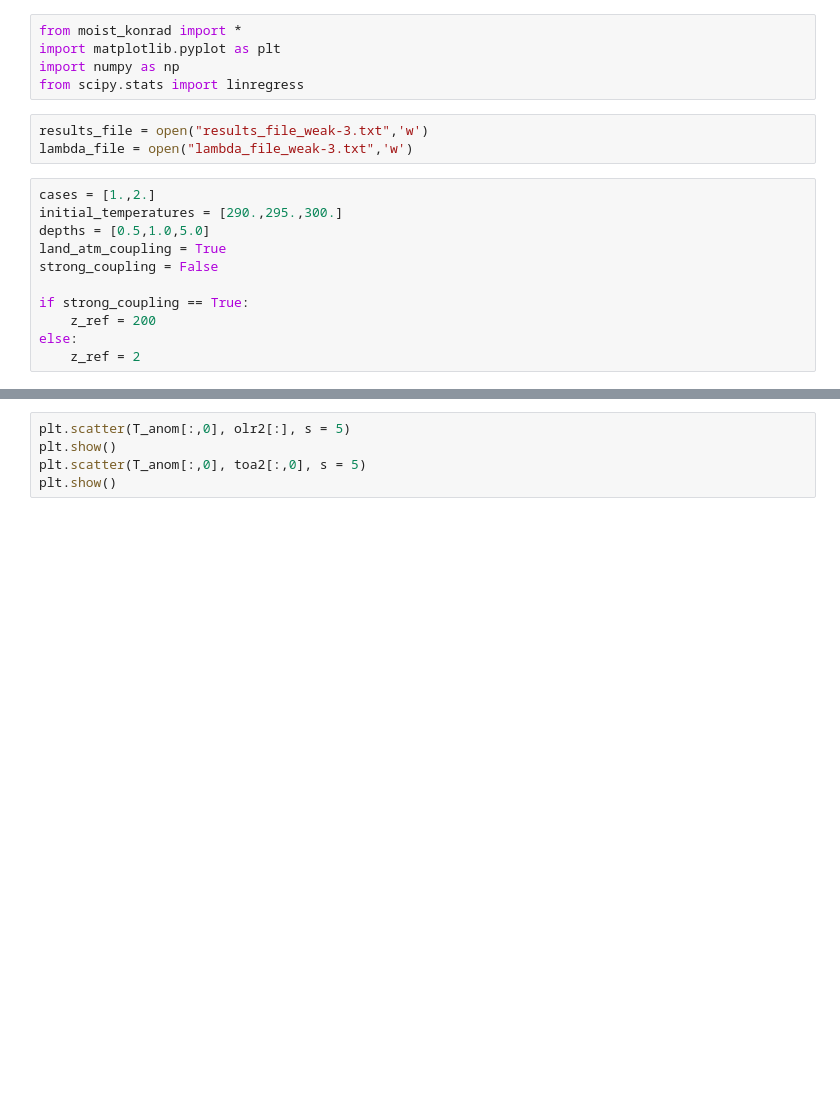
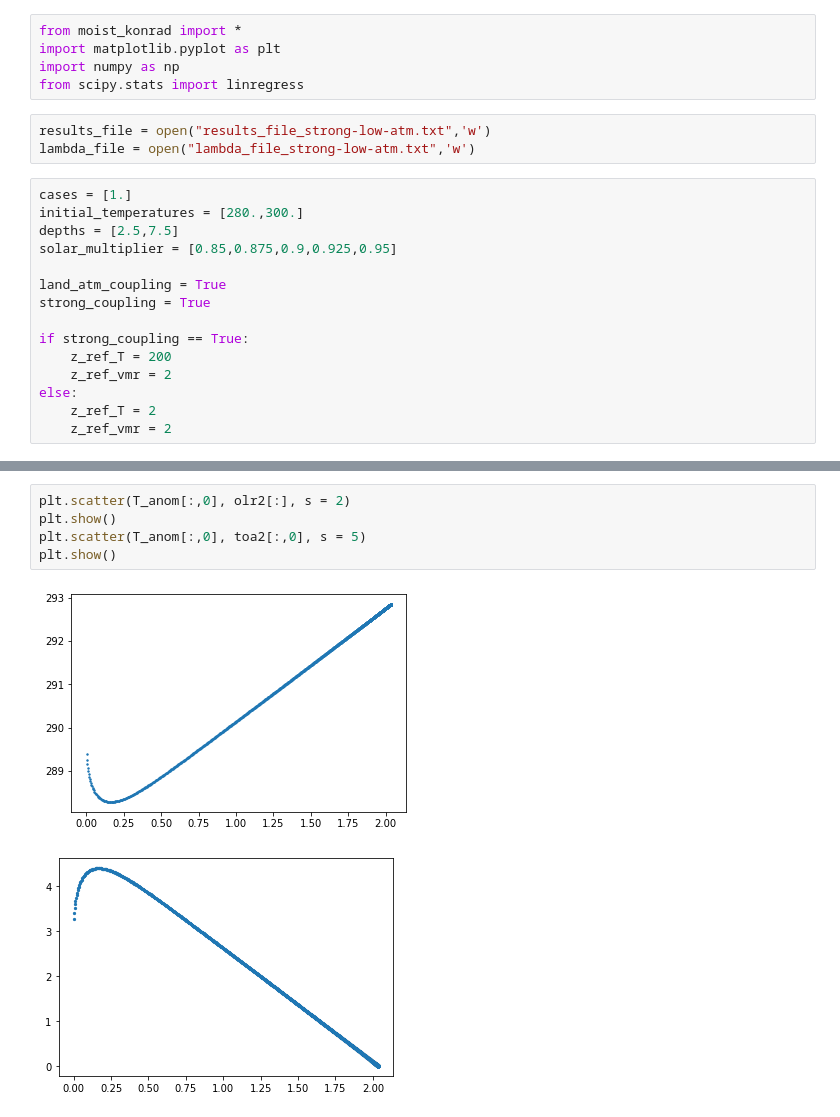
Before and after one commit to VayredaLluc/Master-s-theis, a Jupyter notebook: RCPE-results-lambda.ipynb, the cells around one changed output, grey strips where cells are left out. Saved outputs shown, nothing was run; the diff lists cells and outputs as text; blank space fills up the shorter version.

```diff
--- a/RCPE-results-lambda.ipynb
+++ b/RCPE-results-lambda.ipynb
@@ -4,18 +4,22 @@ import matplotlib.pyplot as plt
 import numpy as np
 from scipy.stats import linregress
 # %%
-results_file = open("results_file_weak-3.txt",'w')
-lambda_file = open("lambda_file_weak-3.txt",'w')
+results_file = open("results_file_strong-low-atm.txt",'w')
+lambda_file = open("lambda_file_strong-low-atm.txt",'w')
 # %%
-cases = [1.,2.]
-initial_temperatures = [290.,295.,300.]
-depths = [0.5,1.0,5.0]
+cases = [1.]
+initial_temperatures = [280.,300.]
+depths = [2.5,7.5]
+solar_multiplier = [0.85,0.875,0.9,0.925,0.95]
+
 land_atm_coupling = True
-strong_coupling = False
+strong_coupling = True
 
 if strong_coupling == True:
-    z_ref = 200
+    z_ref_T = 200
+    z_ref_vmr = 2
 else:
-    z_ref = 2
+    z_ref_T = 2
+    z_ref_vmr = 2
 # %%
 %%time
@@ -273,8 +324,11 @@ print(T_anom[100:,0])
 # %%
-plt.scatter(T_anom[:,0], olr2[:], s = 5)
+plt.scatter(T_anom[:,0], olr2[:], s = 2)
 plt.show()
 plt.scatter(T_anom[:,0], toa2[:,0], s = 5)
 plt.show()
+# %% [output]
+[figure, added]
+[figure, added]
 # %%
 lambda_1 = linregress( T_anom[500:,0], toa2[500:,0]).slope
 lambda_2 = linregress( T_anom[500:,0], olr2[500:]).slope
```
Also changed, not shown: parts of 6 cells of this notebook, 1 other file.
